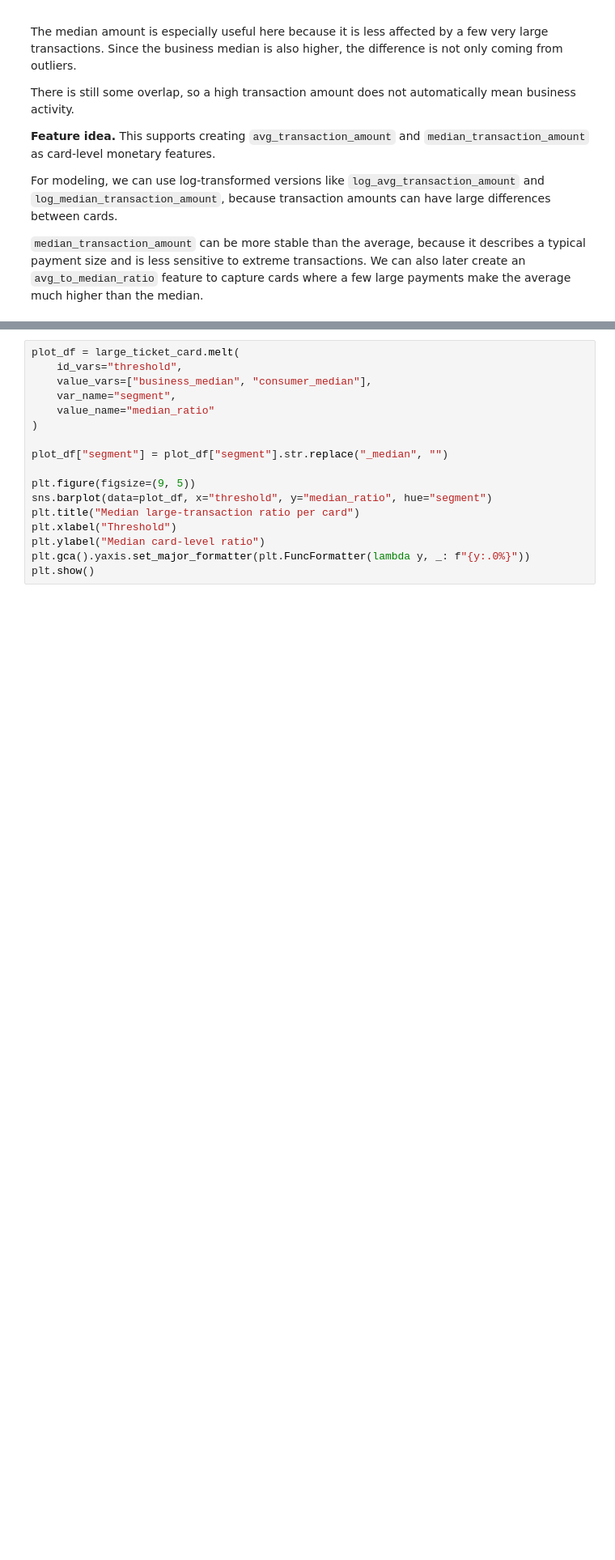
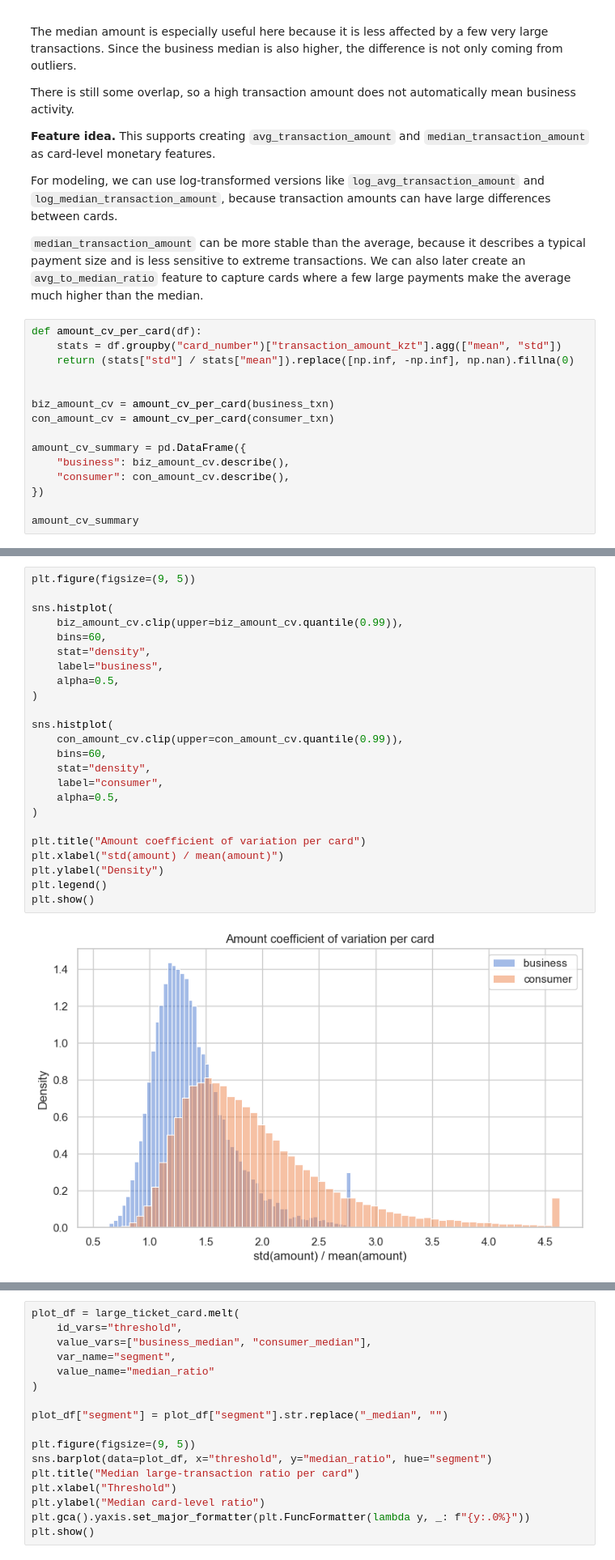
Before and after one commit to tsapuanq/MDQ, a Jupyter notebook: EDA/03_card_level_behavior.ipynb, the cells around one changed output, grey strips where cells are left out. Shown at 81% size. Cells and saved outputs as stored; diff of their text form; blank space fills up the shorter version.

```diff
--- a/EDA/03_card_level_behavior.ipynb
+++ b/EDA/03_card_level_behavior.ipynb
@@ -202,3 +202,18 @@ There is still some overlap, so a high transaction amount does not automatically
 For modeling, we can use log-transformed versions like `log_avg_transaction_amount` and `log_median_transaction_amount`, because transaction amounts can have large differences between cards.
 
 `median_transaction_amount` can be more stable than the average, because it describes a typical payment size and is less sensitive to extreme transactions. We can also later create an `avg_to_median_ratio` feature to capture cards where a few large payments make the average much higher than the median.
+# %%
+def amount_cv_per_card(df):
+    stats = df.groupby("card_number")["transaction_amount_kzt"].agg(["mean", "std"])
+    return (stats["std"] / stats["mean"]).replace([np.inf, -np.inf], np.nan).fillna(0)
+
+
+biz_amount_cv = amount_cv_per_card(business_txn)
+con_amount_cv = amount_cv_per_card(consumer_txn)
+
+amount_cv_summary = pd.DataFrame({
+    "business": biz_amount_cv.describe(),
+    "consumer": con_amount_cv.describe(),
+})
+
+amount_cv_summary
@@ -204,0 +230,26 @@ For modeling, we can use log-transformed versions like `log_avg_transaction_amou
+# %%
+plt.figure(figsize=(9, 5))
+
+sns.histplot(
+    biz_amount_cv.clip(upper=biz_amount_cv.quantile(0.99)),
+    bins=60,
+    stat="density",
+    label="business",
+    alpha=0.5,
+)
+
+sns.histplot(
+    con_amount_cv.clip(upper=con_amount_cv.quantile(0.99)),
+    bins=60,
+    stat="density",
+    label="consumer",
+    alpha=0.5,
+)
+
+plt.title("Amount coefficient of variation per card")
+plt.xlabel("std(amount) / mean(amount)")
+plt.ylabel("Density")
+plt.legend()
+plt.show()
+# %% [output]
+[figure, added]
```
Also changed, not shown: parts of 13 cells of this notebook, 5 other files.
